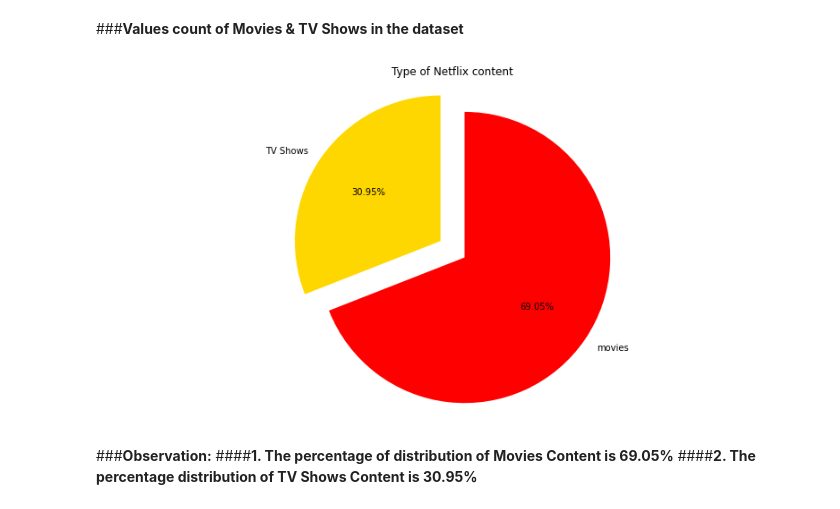
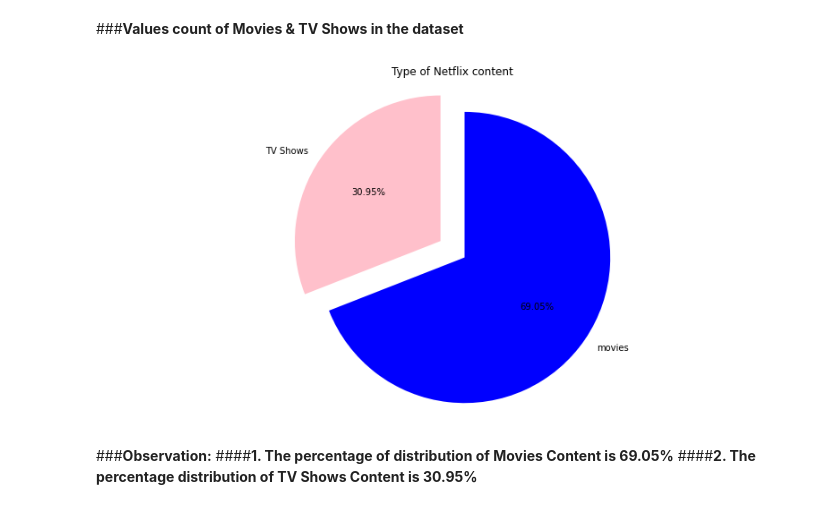
Before and after one commit to Sarath-Haridas/Capstone_Project_4_Netflix_Movies_and_TV_Shows_Clustering, a Jupyter notebook: Copy_of_NETFLIX_MOVIES_AND_TV_SHOWS_CLUSTERING.ipynb, the cells around one changed output. Drawn from its saved outputs; the diff is of its cells as text; code cells hidden in the pictures.

```diff
--- a/Copy_of_NETFLIX_MOVIES_AND_TV_SHOWS_CLUSTERING.ipynb
+++ b/Copy_of_NETFLIX_MOVIES_AND_TV_SHOWS_CLUSTERING.ipynb
@@ -135,7 +135,7 @@ drive.mount('/content/drive')
 # %% [output]
 Drive already mounted at /content/drive; to attempt to forcibly remount, call drive.mount("/content/drive", force_remount=True).
 # %%
-netflix = pd.read_csv("/content/drive/MyDrive/Capstone project Netflix movies and TV Shows clustering/NETFLIX MOVIES AND TV SHOWS CLUSTERING.csv")
+netflix = pd.read_csv("/content/drive/MyDrive/Capstone_Project_4_netflix_Movies_and_TV_Shows_Clustering/Copy of NETFLIX MOVIES AND TV SHOWS CLUSTERING.csv")
 # %% [markdown]
 #**Let's Explore and Understand about the data**
 # %%
@@ -386,14 +386,14 @@ fig.show()
 # %%
 # Plotting a piechart which tells the values count of type content(Movies and TV Shows) in the dataset.
 plt.figure(figsize = (14,7))
 labels = ['TV Shows', 'movies']
 plt.pie(netflix['type'].value_counts().sort_values(), labels=labels, explode=[0.1,0.1],
-        autopct = '%1.2f%%', colors = ['Gold','red'], startangle=90)
+        autopct = '%1.2f%%', colors = ['pink','blue'], startangle=90)
 plt.title('Type of Netflix content')
 plt.axis('equal')
 plt.show()
 # %% [output]
-[figure, old version]
+[figure, new version]
 # %% [markdown]
 ###**Observation:**
 ####**1. The percentage of distribution of Movies Content is 69.05%**
```
Also changed, not shown: parts of 4 cells of this notebook.
